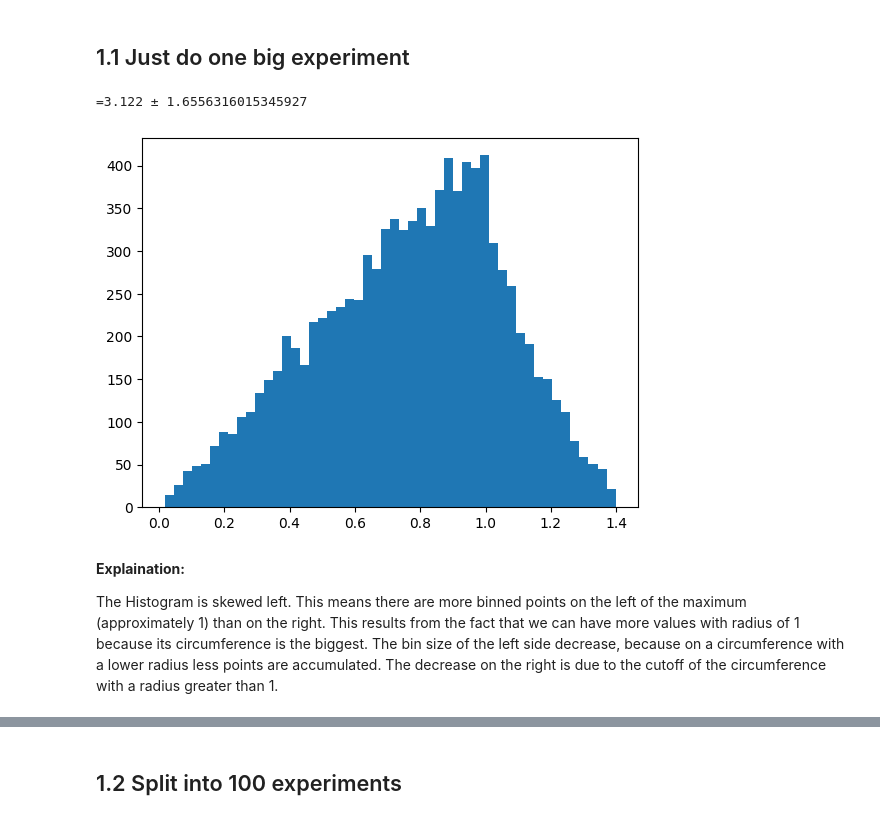
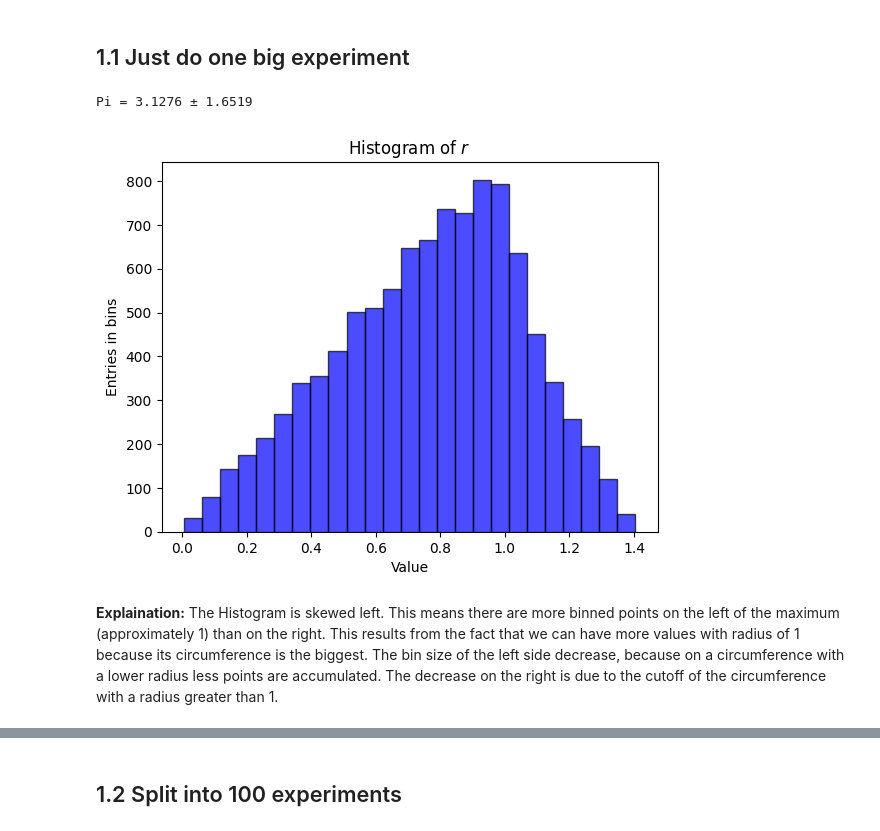
Before and after one commit to MXM1796/computational_physics_2024_fre_rei, a Jupyter notebook: Sheet_1.ipynb, the cells around one changed output, grey strips where cells are left out. Drawn from its saved outputs; the diff is of its cells as text; code cells hidden in the pictures.

```diff
--- a/Sheet_1.ipynb
+++ b/Sheet_1.ipynb
@@ -21,16 +35,21 @@ pi_by_4 = inside_the_circle.sum(axis=0) / inside_the_square.sum(axis=0)
 pi = 4 * pi_by_4
-# %%
-average = pi.mean()
-uncertainty = (4*inside_the_circle).std()
-print(f'={average} ± {uncertainty}')
-# %% [output]
-=3.122 ± 1.6556316015345927
-# %%
-plt.hist(radius**0.5, bins=50)
-plt.show()
-# %% [output]
-[figure, removed]
+# %%
+# Calculate the average estimate and the uncertainty (standard deviation) of the Pi estimate
+average = np.sum(4*inside_the_circle)/(n_points_per_experiment)
+uncertainty = np.sqrt(np.sum((4*inside_the_circle-average)**2)/(n_points_per_experiment-1))
+
+# Print the results
+print(f'Pi = {average} ± {uncertainty:.4f}')
+# %% [output]
+Pi = 3.1276 ± 1.6519
+# %%
+# Plot a histogram of the radius
+plt.hist(radius**0.5, bins=25, color='blue', edgecolor='black', alpha=0.7)
+plt.ylabel('Entries in bins')
+plt.xlabel('Value')
+plt.title('Histogram of $r$')
+plt.show()
+# %% [output]
+[figure, added]
 # %% [markdown]
-**Explaination:**
-
-The Histogram is skewed left. This means there are more binned points on the left of the maximum (approximately 1) than on the right. This results from the fact that we can have more values with radius of 1 because its circumference is the biggest. The bin size of the left side decrease, because on a circumference with a lower radius less points are accumulated. The decrease on the right is due to the cutoff of the circumference with a radius greater than 1.
+**Explaination:** The Histogram is skewed left. This means there are more binned points on the left of the maximum (approximately 1) than on the right. This results from the fact that we can have more values with radius of 1 because its circumference is the biggest. The bin size of the left side decrease, because on a circumference with a lower radius less points are accumulated. The decrease on the right is due to the cutoff of the circumference with a radius greater than 1.
```
Also changed, not shown: parts of 20 cells of this notebook.
